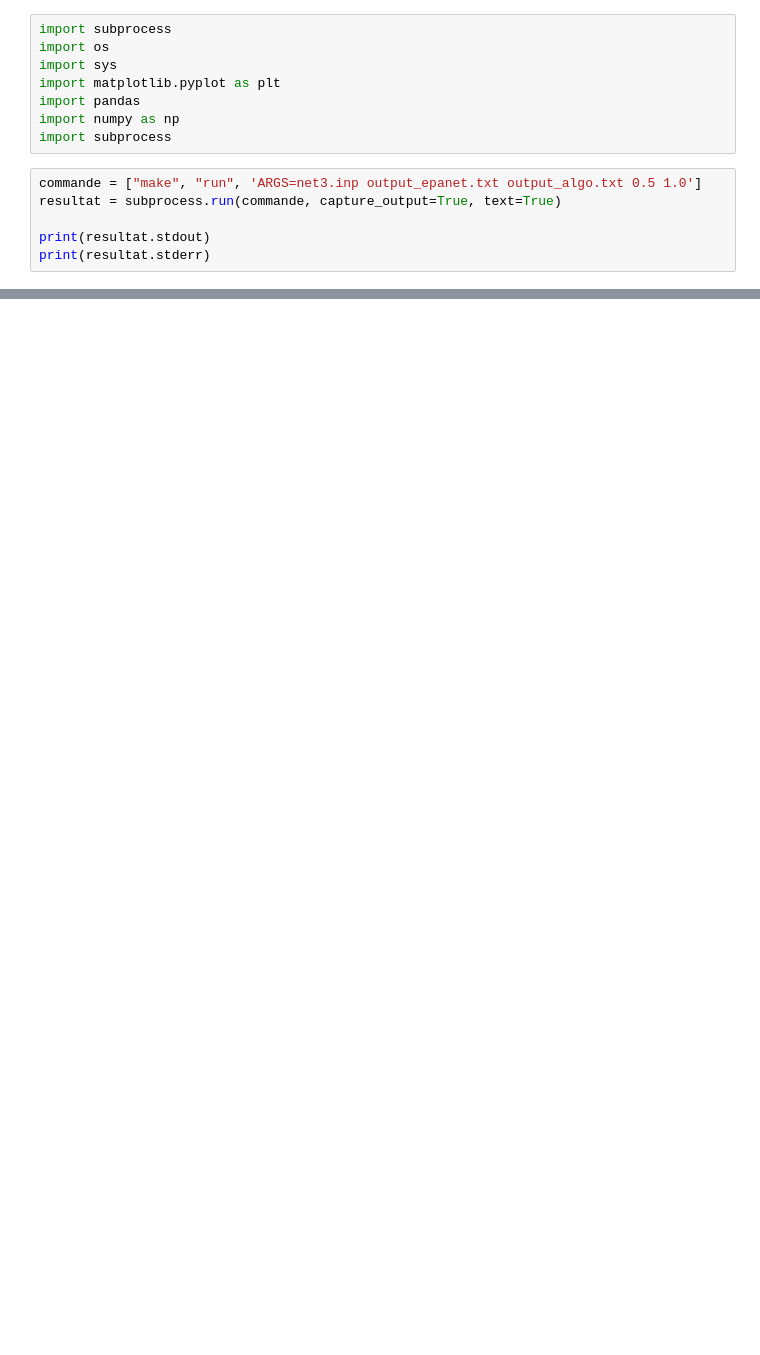
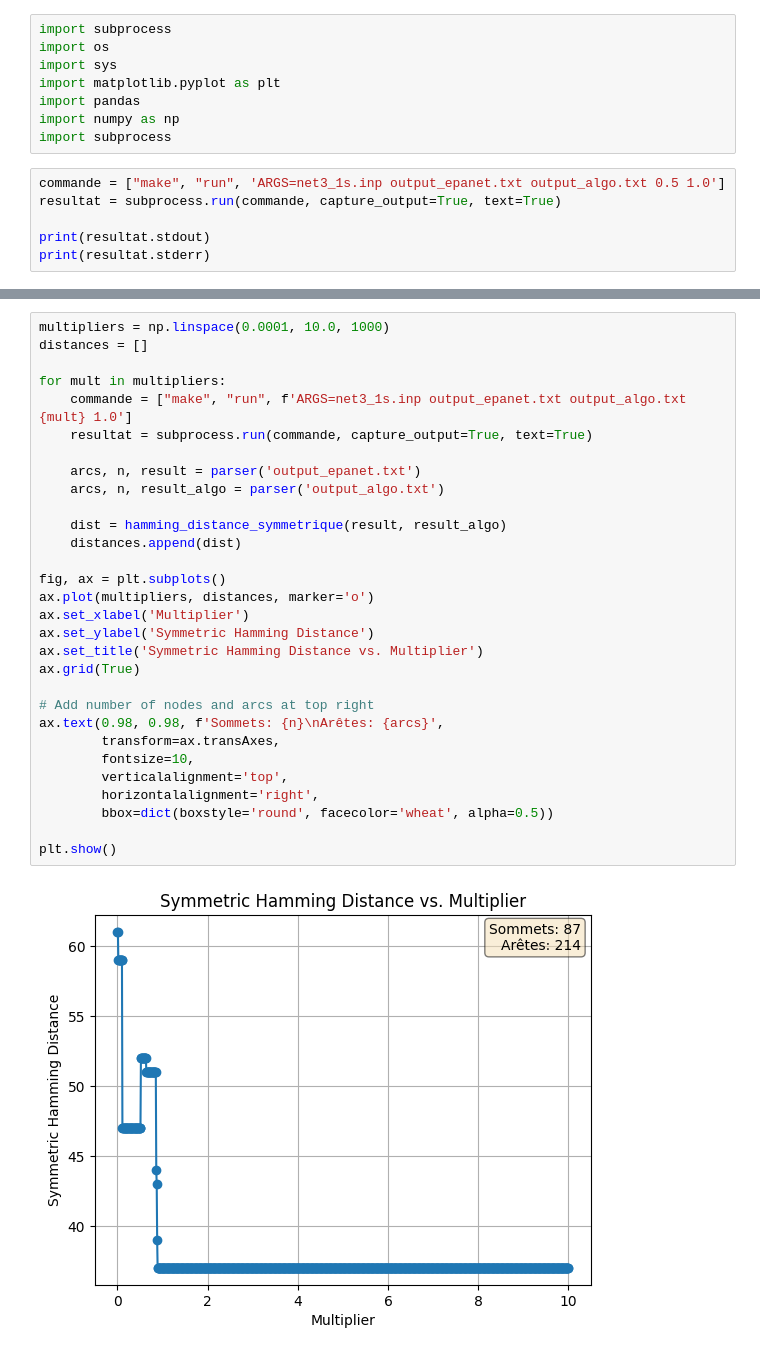
Before and after one commit to Nabil-hamoudi/M2_internship_flow_orientation, a Jupyter notebook: analyse.ipynb, the cells around one changed output, grey strips where cells are left out. Saved outputs shown, nothing was run; the diff lists cells and outputs as text; blank space fills up the shorter version.

```diff
--- a/analyse.ipynb
+++ b/analyse.ipynb
@@ -7,7 +7,7 @@ import pandas
 import numpy as np
 import subprocess
 # %%
-commande = ["make", "run", 'ARGS=net3.inp output_epanet.txt output_algo.txt 0.5 1.0']
+commande = ["make", "run", 'ARGS=net3_1s.inp output_epanet.txt output_algo.txt 0.5 1.0']
 resultat = subprocess.run(commande, capture_output=True, text=True)
 
 print(resultat.stdout)
@@ -62,0 +64,32 @@ nbr noeuds=97
+# %%
+multipliers = np.linspace(0.0001, 10.0, 1000)
+distances = []
+
+for mult in multipliers:
+	commande = ["make", "run", f'ARGS=net3_1s.inp output_epanet.txt output_algo.txt {mult} 1.0']
+	resultat = subprocess.run(commande, capture_output=True, text=True)
+
+	arcs, n, result = parser('output_epanet.txt')
+	arcs, n, result_algo = parser('output_algo.txt')
+
+	dist = hamming_distance_symmetrique(result, result_algo)
+	distances.append(dist)
+
+fig, ax = plt.subplots()
+ax.plot(multipliers, distances, marker='o')
+ax.set_xlabel('Multiplier')
+ax.set_ylabel('Symmetric Hamming Distance')
+ax.set_title('Symmetric Hamming Distance vs. Multiplier')
+ax.grid(True)
+
+# Add number of nodes and arcs at top right
+ax.text(0.98, 0.98, f'Sommets: {n}\nArêtes: {arcs}',
+        transform=ax.transAxes,
+        fontsize=10,
+        verticalalignment='top',
+        horizontalalignment='right',
+        bbox=dict(boxstyle='round', facecolor='wheat', alpha=0.5))
+
+plt.show()
+# %% [output]
+[figure, added]
```
Also changed, not shown: parts of 3 cells of this notebook, 6 other files.
